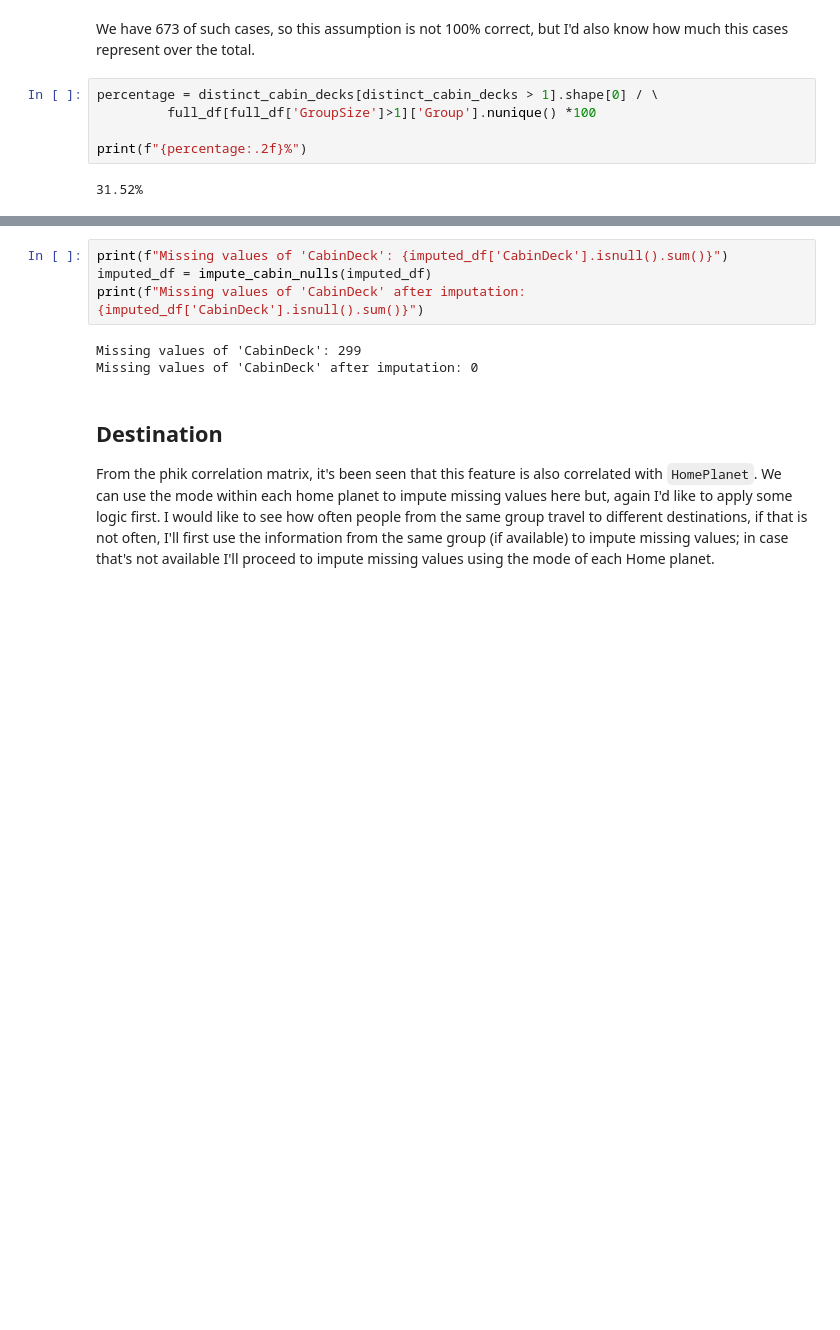
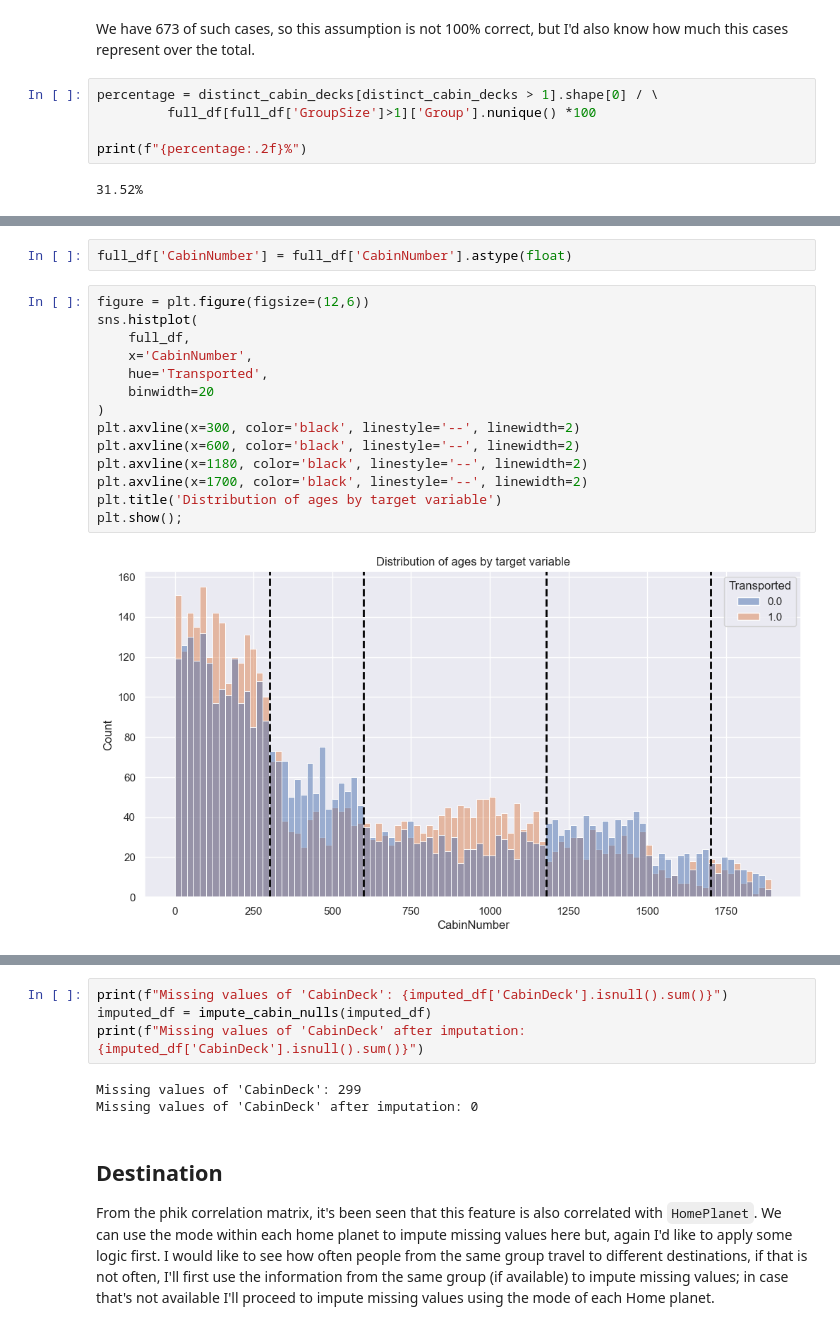
Before and after one commit to dato6091/space_titanic, a Jupyter notebook: Feature correlation exploration.ipynb, the cells around one changed output, grey strips where cells are left out. Cells and saved outputs as stored; diff of their text form; blank space fills up the shorter version.

```diff
--- a/Feature correlation exploration.ipynb
+++ b/Feature correlation exploration.ipynb
@@ -395,0 +401,18 @@ print(f"{percentage:.2f}%")
+# %%
+full_df['CabinNumber'] = full_df['CabinNumber'].astype(float)
+# %%
+figure = plt.figure(figsize=(12,6))
+sns.histplot(
+    full_df,
+    x='CabinNumber',
+    hue='Transported',
+    binwidth=20
+)
+plt.axvline(x=300, color='black', linestyle='--', linewidth=2)
+plt.axvline(x=600, color='black', linestyle='--', linewidth=2)
+plt.axvline(x=1180, color='black', linestyle='--', linewidth=2)
+plt.axvline(x=1700, color='black', linestyle='--', linewidth=2)
+plt.title('Distribution of ages by target variable')
+plt.show();
+# %% [output]
+[figure, added]
```
Also changed, not shown: parts of 22 cells of this notebook, 1 other file.
